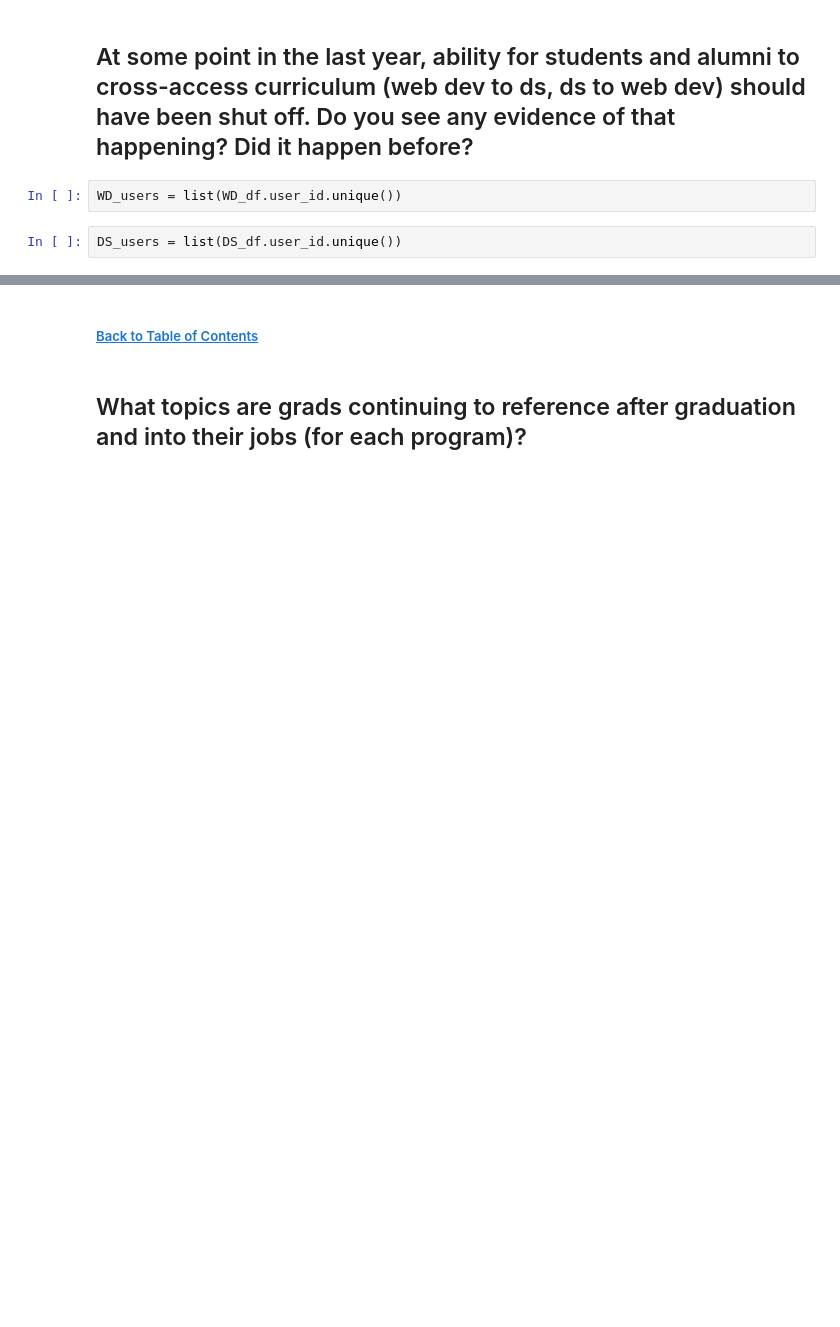
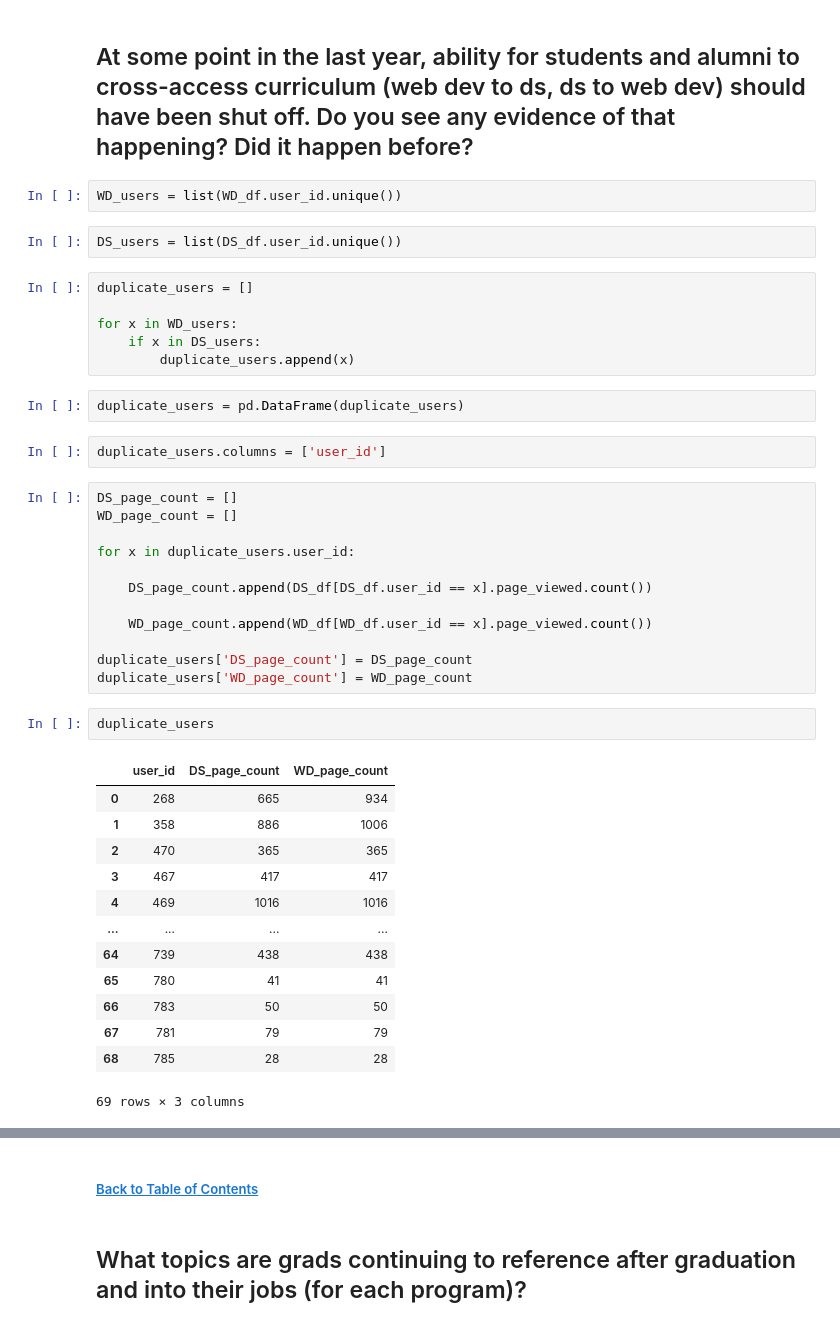
Before and after one commit to ThompsonBethany01/Analyzing-Web-Logs, a Jupyter notebook: Data_Analysis.ipynb, the cells around one changed output, grey strips where cells are left out. Cells and saved outputs as stored; diff of their text form; blank space fills up the shorter version.

```diff
--- a/Data_Analysis.ipynb
+++ b/Data_Analysis.ipynb
@@ -330,3 +410,41 @@ Note: pages_viewed has a suspicous page "%20https://github.com/RaulCPena"
 WD_users = list(WD_df.user_id.unique())
 # %%
 DS_users = list(DS_df.user_id.unique())
+# %%
+duplicate_users = []
+
+for x in WD_users:
+    if x in DS_users:
+        duplicate_users.append(x)
+# %%
+duplicate_users = pd.DataFrame(duplicate_users)
+# %%
+duplicate_users.columns = ['user_id']
+# %%
+DS_page_count = []
+WD_page_count = []
+
+for x in duplicate_users.user_id:
+
+    DS_page_count.append(DS_df[DS_df.user_id == x].page_viewed.count())
+
+    WD_page_count.append(WD_df[WD_df.user_id == x].page_viewed.count())
+
+duplicate_users['DS_page_count'] = DS_page_count
+duplicate_users['WD_page_count'] = WD_page_count
+# %%
+duplicate_users
+# %% [output]
+|  | user_id | DS_page_count | WD_page_count |
+| 0 | 268 | 665 | 934 |
+| 1 | 358 | 886 | 1006 |
+| 2 | 470 | 365 | 365 |
+| 3 | 467 | 417 | 417 |
+| 4 | 469 | 1016 | 1016 |
+| ... | ... | ... | ... |
+| 64 | 739 | 438 | 438 |
+| 65 | 780 | 41 | 41 |
+| 66 | 783 | 50 | 50 |
+| 67 | 781 | 79 | 79 |
+| 68 | 785 | 28 | 28 |
+69 rows × 3 columns
```
Also changed, not shown: parts of 26 cells of this notebook, 1 other file.
